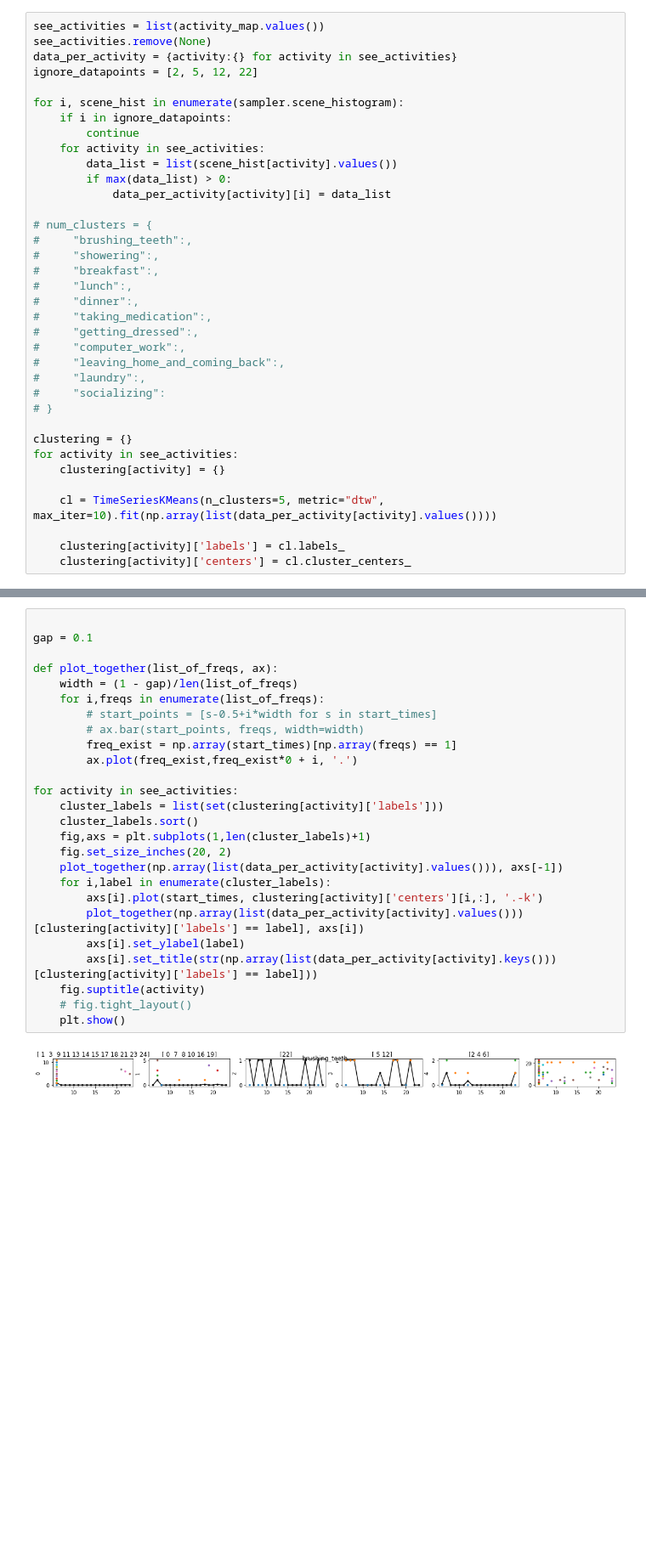
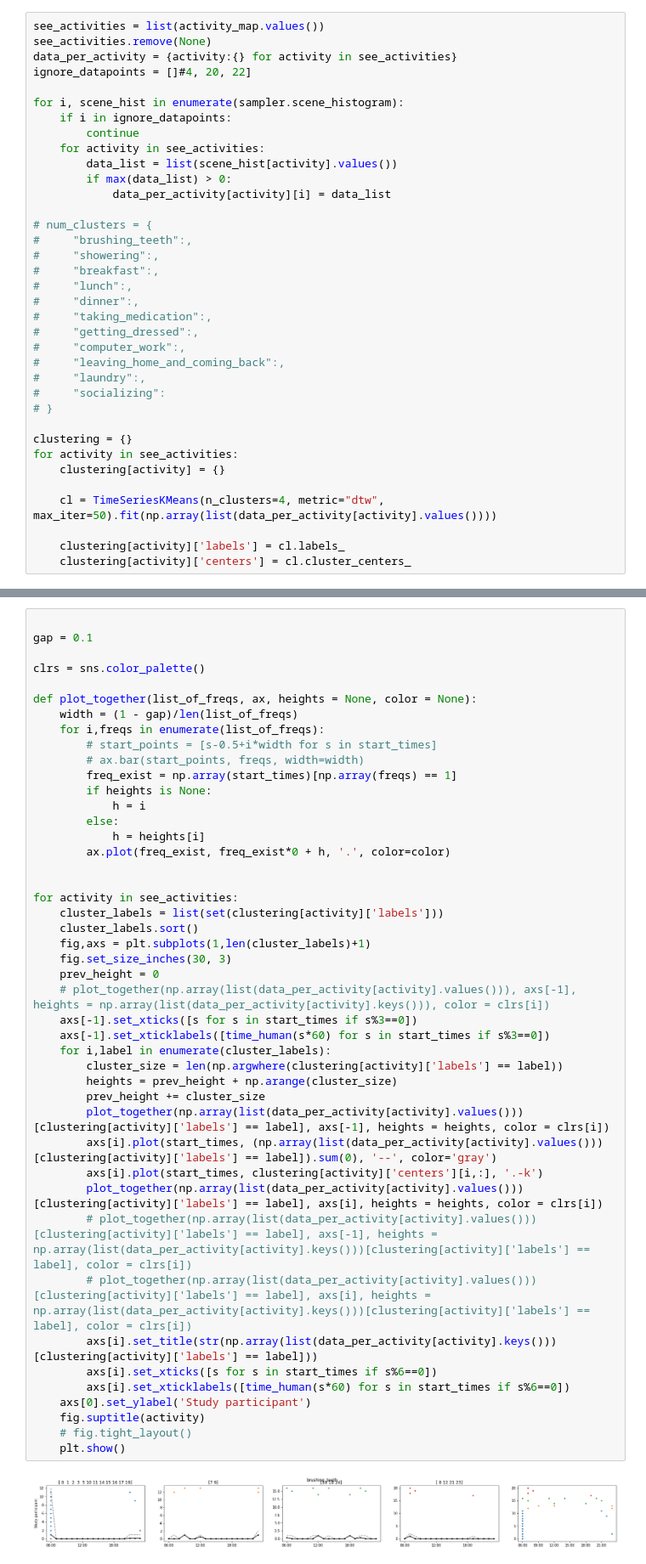
Before and after one commit to Maithili/RoutinesDataCollection, a Jupyter notebook: routines/process_schedules.ipynb, the cells around one changed output, grey strips where cells are left out. Shown at 85% size. Drawn from its saved outputs; the diff is of its cells as text; blank space fills up the shorter version.

Commit message:
more visuals; schedule sampler uses partial data

```diff
--- a/routines/process_schedules.ipynb
+++ b/routines/process_schedules.ipynb
@@ -31,7 +45,7 @@ sampler = ScheduleSampler(filter_num=filter_num, idle_sampling_factor=idle_sampl
 see_activities = list(activity_map.values())
 see_activities.remove(None)
 data_per_activity = {activity:{} for activity in see_activities}
-ignore_datapoints = [2, 5, 12, 22]
+ignore_datapoints = []#4, 20, 22]
 
 for i, scene_hist in enumerate(sampler.scene_histogram):
     if i in ignore_datapoints:
@@ -59,7 +73,7 @@ clustering = {}
 for activity in see_activities:
     clustering[activity] = {}
 
-    cl = TimeSeriesKMeans(n_clusters=5, metric="dtw", max_iter=10).fit(np.array(list(data_per_activity[activity].values())))
+    cl = TimeSeriesKMeans(n_clusters=4, metric="dtw", max_iter=50).fit(np.array(list(data_per_activity[activity].values())))
 
     clustering[activity]['labels'] = cl.labels_
     clustering[activity]['centers'] = cl.cluster_centers_
@@ -66,28 +82,47 @@ for activity in see_activities:
 # %%
 
 gap = 0.1
 
-def plot_together(list_of_freqs, ax):
+clrs = sns.color_palette()
+
+def plot_together(list_of_freqs, ax, heights = None, color = None):
     width = (1 - gap)/len(list_of_freqs)
     for i,freqs in enumerate(list_of_freqs):
         # start_points = [s-0.5+i*width for s in start_times]
         # ax.bar(start_points, freqs, width=width)
         freq_exist = np.array(start_times)[np.array(freqs) == 1]
-        ax.plot(freq_exist,freq_exist*0 + i, '.')
+        if heights is None:
+            h = i
+        else:
+            h = heights[i]
+        ax.plot(freq_exist, freq_exist*0 + h, '.', color=color)
+
 
 for activity in see_activities:
     cluster_labels = list(set(clustering[activity]['labels']))
     cluster_labels.sort()
     fig,axs = plt.subplots(1,len(cluster_labels)+1)
-    fig.set_size_inches(20, 2)
-    plot_together(np.array(list(data_per_activity[activity].values())), axs[-1])
+    fig.set_size_inches(30, 3)
+    prev_height = 0
+    # plot_together(np.array(list(data_per_activity[activity].values())), axs[-1], heights = np.array(list(data_per_activity[activity].keys())), color = clrs[i])
+    axs[-1].set_xticks([s for s in start_times if s%3==0])
+    axs[-1].set_xticklabels([time_human(s*60) for s in start_times if s%3==0])
     for i,label in enumerate(cluster_labels):
+        cluster_size = len(np.argwhere(clustering[activity]['labels'] == label))
+        heights = prev_height + np.arange(cluster_size)
+        prev_height += cluster_size
+        plot_together(np.array(list(data_per_activity[activity].values()))[clustering[activity]['labels'] == label], axs[-1], heights = heights, color = clrs[i])
+        axs[i].plot(start_times, (np.array(list(data_per_activity[activity].values()))[clustering[activity]['labels'] == label]).sum(0), '--', color='gray')
         axs[i].plot(start_times, clustering[activity]['centers'][i,:], '.-k')
-        plot_together(np.array(list(data_per_activity[activity].values()))[clustering[activity]['labels'] == label], axs[i])
-        axs[i].set_ylabel(label)
+        plot_together(np.array(list(data_per_activity[activity].values()))[clustering[activity]['labels'] == label], axs[i], heights = heights, color = clrs[i])
+        # plot_together(np.array(list(data_per_activity[activity].values()))[clustering[activity]['labels'] == label], axs[-1], heights = np.array(list(data_per_activity[activity].keys()))[clustering[activity]['labels'] == label], color = clrs[i])
+        # plot_together(np.array(list(data_per_activity[activity].values()))[clustering[activity]['labels'] == label], axs[i], heights = np.array(list(data_per_activity[activity].keys()))[clustering[activity]['labels'] == label], color = clrs[i])
         axs[i].set_title(str(np.array(list(data_per_activity[activity].keys()))[clustering[activity]['labels'] == label]))
+        axs[i].set_xticks([s for s in start_times if s%6==0])
+        axs[i].set_xticklabels([time_human(s*60) for s in start_times if s%6==0])
+    axs[0].set_ylabel('Study participant')
     fig.suptitle(activity)
     # fig.tight_layout()
     plt.show()
 # %% [output]
-[figure, old version]
+[figure, new version]
```
Also changed, not shown: parts of 9 cells of this notebook, 2 other files.
